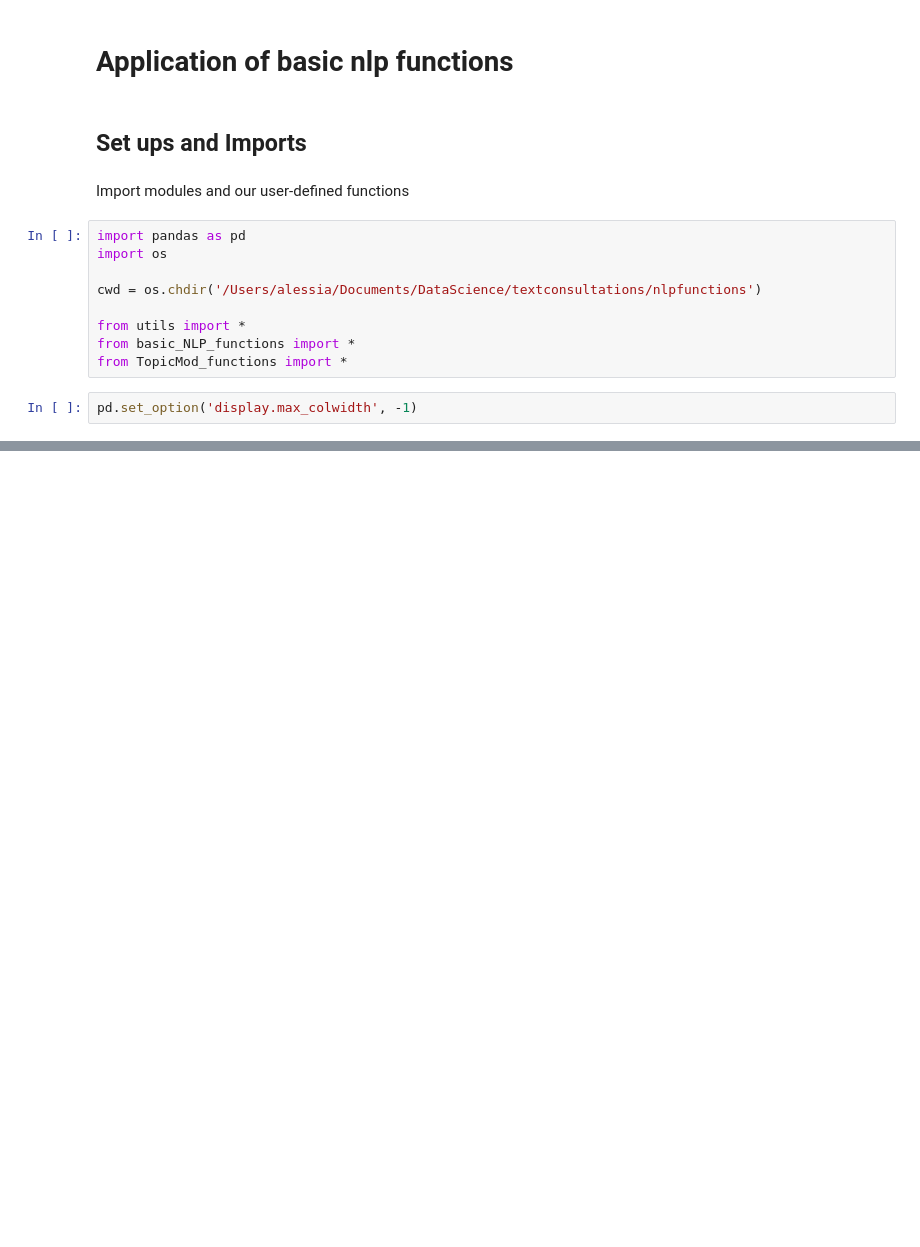
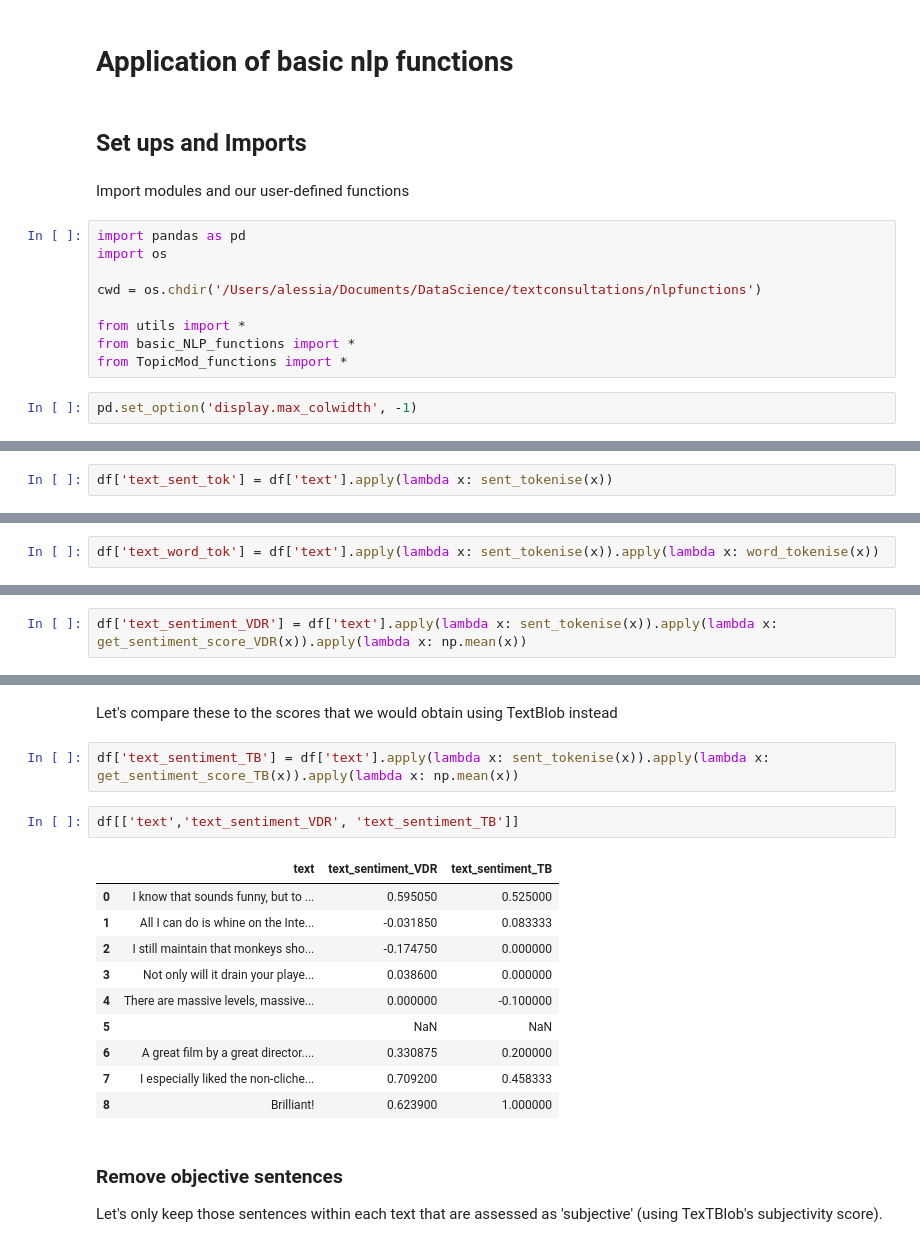
Before and after one commit to mamonu/bumblebee, a Jupyter notebook: examples/NLP_functions_to_pandas_dfs.ipynb, the cells around one changed output, grey strips where cells are left out. Drawn from its saved outputs; the diff is of its cells as text; blank space fills up the shorter version.

```diff
--- a/examples/NLP_functions_to_pandas_dfs.ipynb
+++ b/examples/NLP_functions_to_pandas_dfs.ipynb
@@ -59,0 +82,2 @@ df
+# %%
+df['text_sent_tok'] = df['text'].apply(lambda x: sent_tokenise(x))
@@ -59,0 +97,2 @@ df
+# %%
+df['text_word_tok'] = df['text'].apply(lambda x: sent_tokenise(x)).apply(lambda x: word_tokenise(x))
@@ -59,0 +131,2 @@ df
+# %%
+df['text_sentiment_VDR'] = df['text'].apply(lambda x: sent_tokenise(x)).apply(lambda x: get_sentiment_score_VDR(x)).apply(lambda x: np.mean(x))
@@ -59,0 +146,21 @@ df
+# %% [markdown]
+Let's compare these to the scores that we would obtain using TextBlob instead
+# %%
+df['text_sentiment_TB'] = df['text'].apply(lambda x: sent_tokenise(x)).apply(lambda x: get_sentiment_score_TB(x)).apply(lambda x: np.mean(x))
+# %%
+df[['text','text_sentiment_VDR', 'text_sentiment_TB']]
+# %% [output]
+|  | text | text_sentiment_VDR | text_sentiment_TB |
+| 0 | I know that sounds funny, but to ... | 0.595050 | 0.525000 |
+| 1 | All I can do is whine on the Inte... | -0.031850 | 0.083333 |
+| 2 | I still maintain that monkeys sho... | -0.174750 | 0.000000 |
+| 3 | Not only will it drain your playe... | 0.038600 | 0.000000 |
+| 4 | There are massive levels, massive... | 0.000000 | -0.100000 |
+| 5 |  | NaN | NaN |
+| 6 | A great film by a great director.... | 0.330875 | 0.200000 |
+| 7 | I especially liked the non-cliche... | 0.709200 | 0.458333 |
+| 8 | Brilliant! | 0.623900 | 1.000000 |
+# %% [markdown]
+### Remove objective sentences
+
+Let's only keep those sentences within each text that are assessed as 'subjective' (using TexTBlob's subjectivity score).
```
Also changed, not shown: parts of 41 cells of this notebook.
